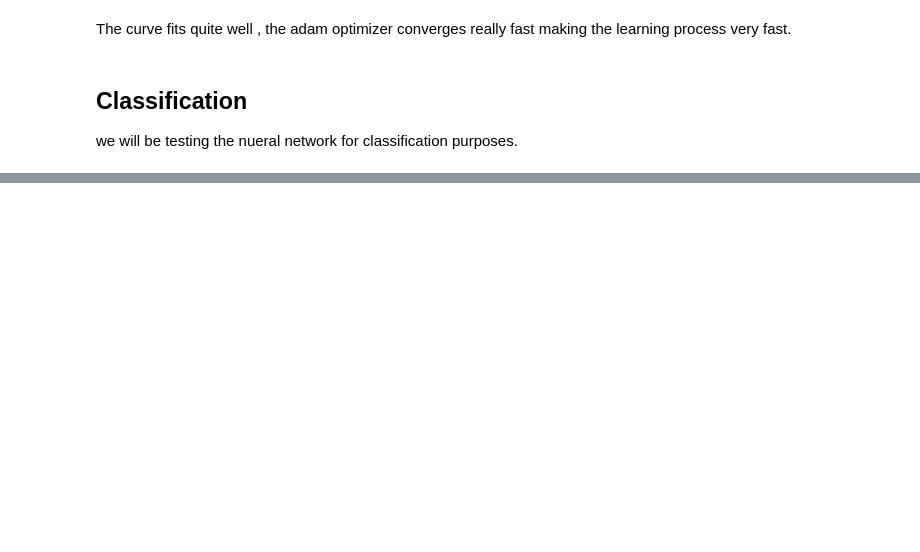
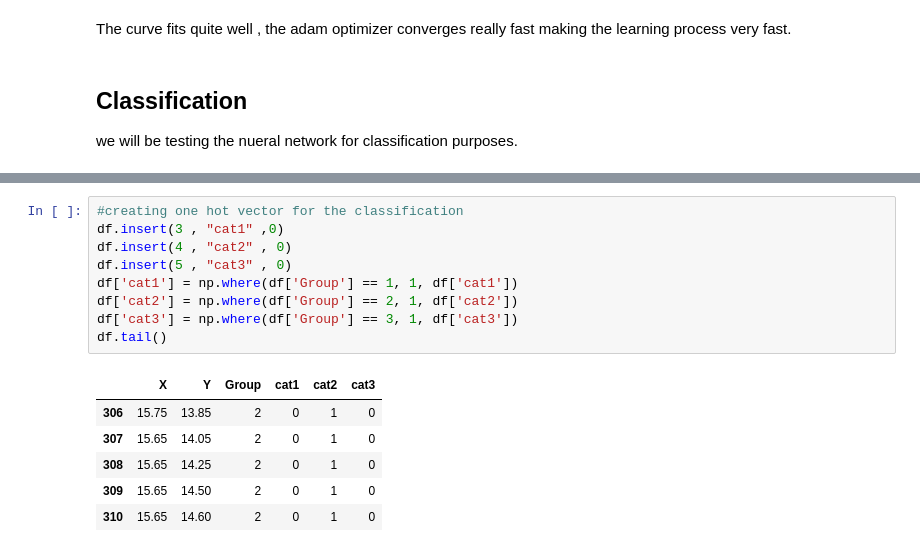
Before and after one commit to sayak2103/Neuwork, a Jupyter notebook: test.ipynb, the cells around one changed output, grey strips where cells are left out. Saved outputs shown, nothing was run; the diff lists cells and outputs as text; blank space fills up the shorter version.

```diff
--- a/test.ipynb
+++ b/test.ipynb
@@ -71,0 +77,16 @@ we will be testing the nueral network for classification purposes.
+# %%
+#creating one hot vector for the classification
+df.insert(3 , "cat1" ,0)
+df.insert(4 , "cat2" , 0)
+df.insert(5 , "cat3" , 0)
+df['cat1'] = np.where(df['Group'] == 1, 1, df['cat1'])
+df['cat2'] = np.where(df['Group'] == 2, 1, df['cat2'])
+df['cat3'] = np.where(df['Group'] == 3, 1, df['cat3'])
+df.tail()
+# %% [output]
+|  | X | Y | Group | cat1 | cat2 | cat3 |
+| 306 | 15.75 | 13.85 | 2 | 0 | 1 | 0 |
+| 307 | 15.65 | 14.05 | 2 | 0 | 1 | 0 |
+| 308 | 15.65 | 14.25 | 2 | 0 | 1 | 0 |
+| 309 | 15.65 | 14.50 | 2 | 0 | 1 | 0 |
+| 310 | 15.65 | 14.60 | 2 | 0 | 1 | 0 |
```
Also changed, not shown: parts of 15 cells of this notebook, 3 other files.
